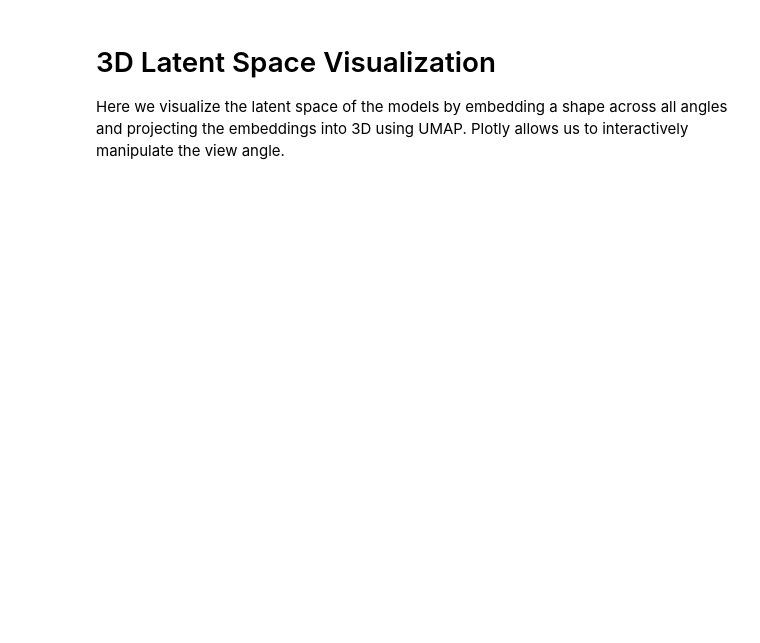
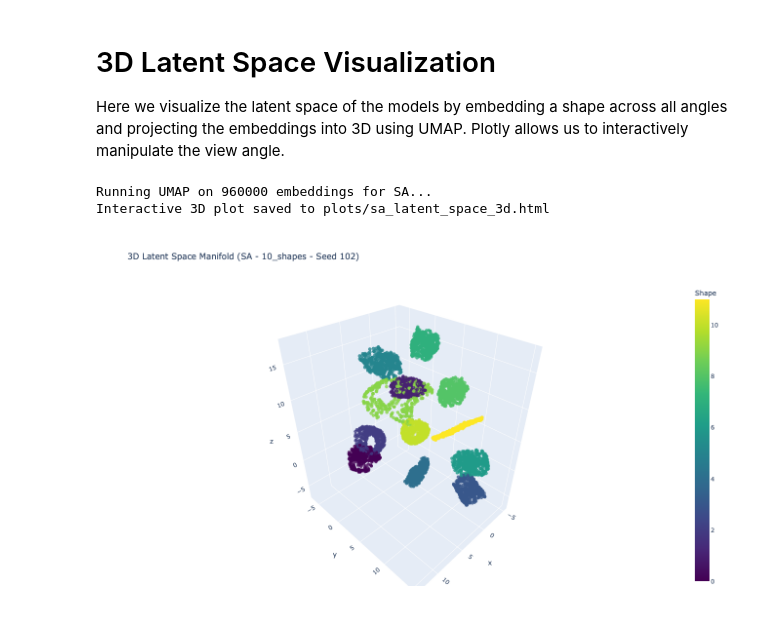
Before and after one commit to miltonllera/ocdm, a Jupyter notebook: notebooks/explore_generalization.ipynb, the cells around one changed output. Cells and saved outputs as stored; diff of their text form; code cells hidden in the pictures; blank space fills up the shorter version.

```diff
--- a/notebooks/explore_generalization.ipynb
+++ b/notebooks/explore_generalization.ipynb
@@ -301,0 +295,17 @@ if fig is not None:
+# %%
+# held_out_filter = build_filter(Pentominos, shape_filters['10_shapes'])
+# data_filter = lambda *args: ~held_out_filter(*args)
+
+# dataset = Pentominos("data/datasets/pentominos", data_filter=None)
+
+latents = compute_latents('sa', '10_shapes', dataset)
+proj = fit_umap(latents, 'sa')
+
+gt_vars = dataset.factor_values[:, 0]
+fig = plot_umap(proj, gt_vars, 'Shape')
+fig.show()
+fig.write_html("plots/sa1_latent_space_3d-shapes.html")
+# %% [output]
+Running UMAP on 960000 embeddings for SA...
+Interactive 3D plot saved to plots/sa_latent_space_3d.html
+[figure, added]
```
Also changed, not shown: parts of 7 cells of this notebook.
